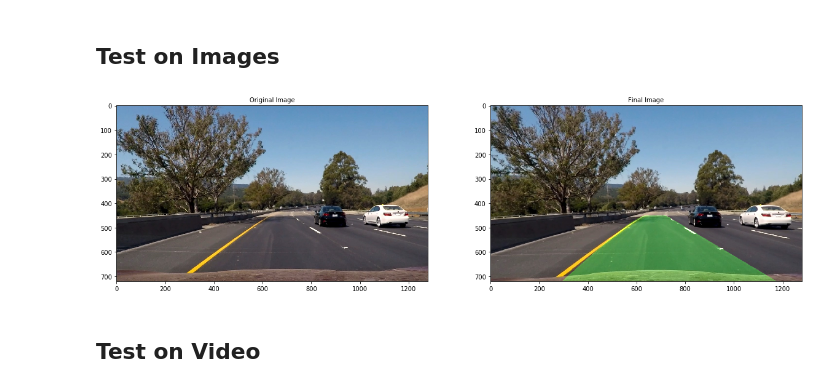
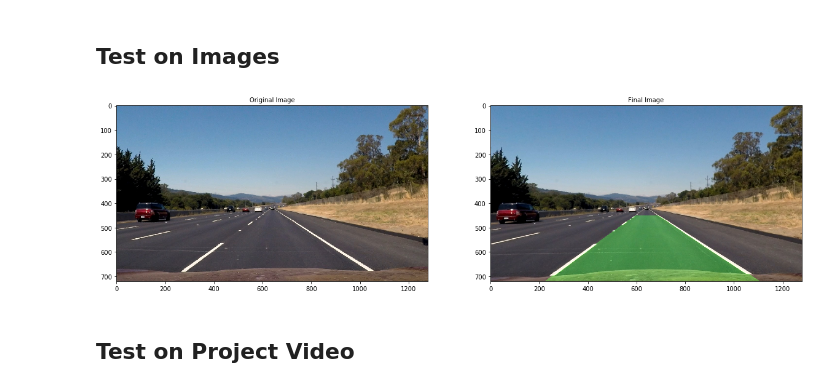
Before and after one commit to Jeremy26/advanced-lane-lines, a Jupyter notebook: P4.ipynb, the cells around one changed output. Cells and saved outputs as stored; diff of their text form; code cells hidden in the pictures.

```diff
--- a/P4.ipynb
+++ b/P4.ipynb
@@ -575,20 +575,20 @@ def pipeline(img):
 ## Test on Images
 # %%
 for idx, fname in enumerate (test_images):
-    if (idx==7):
+    if (idx==1):
         img = mpimg.imread(fname)
         result_img = pipeline(img)
 
         f, (ax1, ax2) = plt.subplots(1, 2, figsize=(20, 20))
         ax1.imshow(img)
         ax1.set_title("Original Image", fontsize=10)
 
         ax2.imshow(result_img)
         ax2.set_title("Final Image", fontsize=10)
 # %% [output]
-[figure, old version]
+[figure, new version]
 # %% [markdown]
-## Test on Video
+## Test on Project Video
 # %%
 # Import everything needed to edit/save/watch video clips
 from moviepy.editor import VideoFileClip
```
Also changed, not shown: parts of 8 cells of this notebook, 1 other file.
